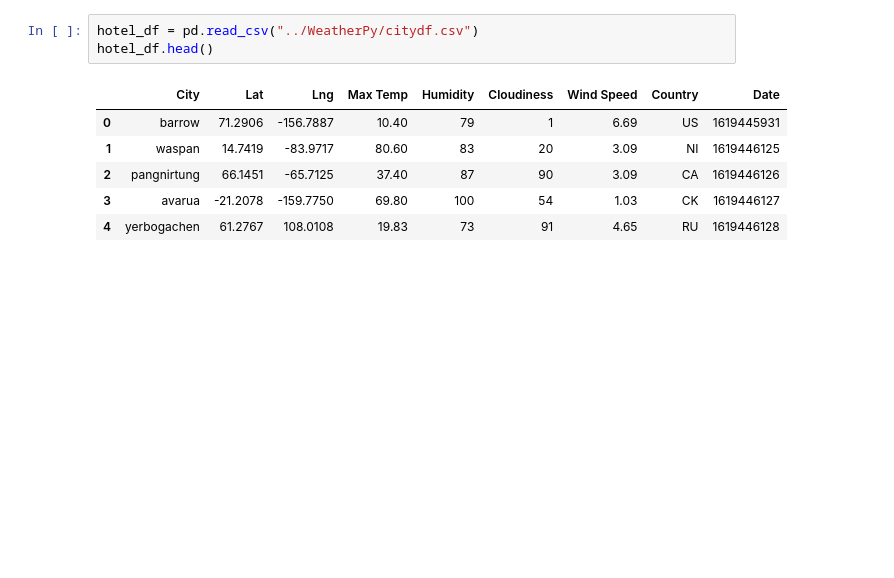
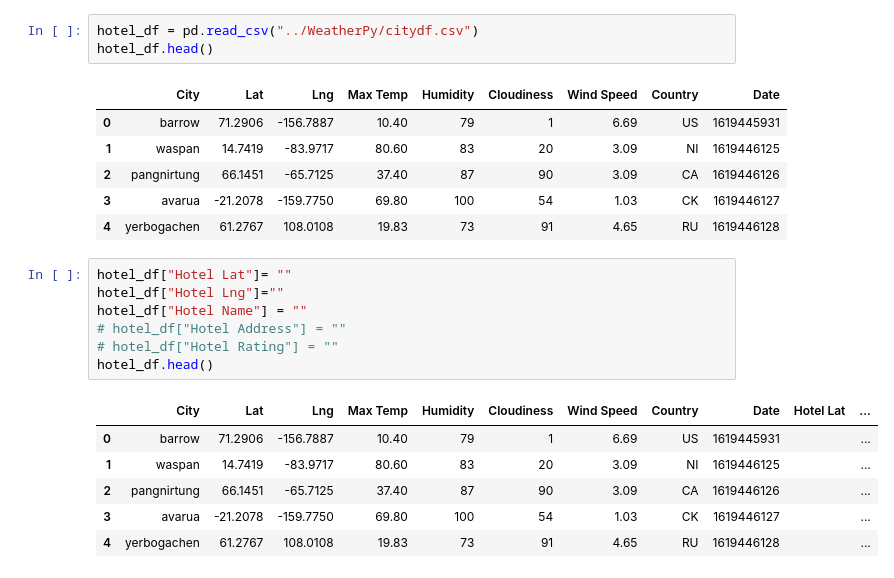
Before and after one commit to davew306/python-api-challenge, a Jupyter notebook: VacationPy/VacationPy.ipynb, the cells around one changed output. Drawn from its saved outputs; the diff is of its cells as text; blank space fills up the shorter version.

```diff
--- a/VacationPy/VacationPy.ipynb
+++ b/VacationPy/VacationPy.ipynb
@@ -124,6 +129,20 @@ hotel_df.head()
 | 2 | pangnirtung | 66.1451 | -65.7125 | 37.40 | 87 | 90 | 3.09 | CA | 1619446126 |
 | 3 | avarua | -21.2078 | -159.7750 | 69.80 | 100 | 54 | 1.03 | CK | 1619446127 |
 | 4 | yerbogachen | 61.2767 | 108.0108 | 19.83 | 73 | 91 | 4.65 | RU | 1619446128 |
+# %%
+hotel_df["Hotel Lat"]= ""
+hotel_df["Hotel Lng"]=""
+hotel_df["Hotel Name"] = ""
+# hotel_df["Hotel Address"] = ""
+# hotel_df["Hotel Rating"] = ""
+hotel_df.head()
+# %% [output]
+|  | City | Lat | Lng | Max Temp | Humidity | Cloudiness | Wind Speed | Country | Date | Hotel Lat | ... |
+| 0 | barrow | 71.2906 | -156.7887 | 10.40 | 79 | 1 | 6.69 | US | 1619445931 |  | ... |
+| 1 | waspan | 14.7419 | -83.9717 | 80.60 | 83 | 20 | 3.09 | NI | 1619446125 |  | ... |
+| 2 | pangnirtung | 66.1451 | -65.7125 | 37.40 | 87 | 90 | 3.09 | CA | 1619446126 |  | ... |
+| 3 | avarua | -21.2078 | -159.7750 | 69.80 | 100 | 54 | 1.03 | CK | 1619446127 |  | ... |
+| 4 | yerbogachen | 61.2767 | 108.0108 | 19.83 | 73 | 91 | 4.65 | RU | 1619446128 |  | ... |
 # %%
 # NOTE: Do not change any of the code in this cell
 
```
Also changed, not shown: parts of 10 cells of this notebook, 2 other files.
